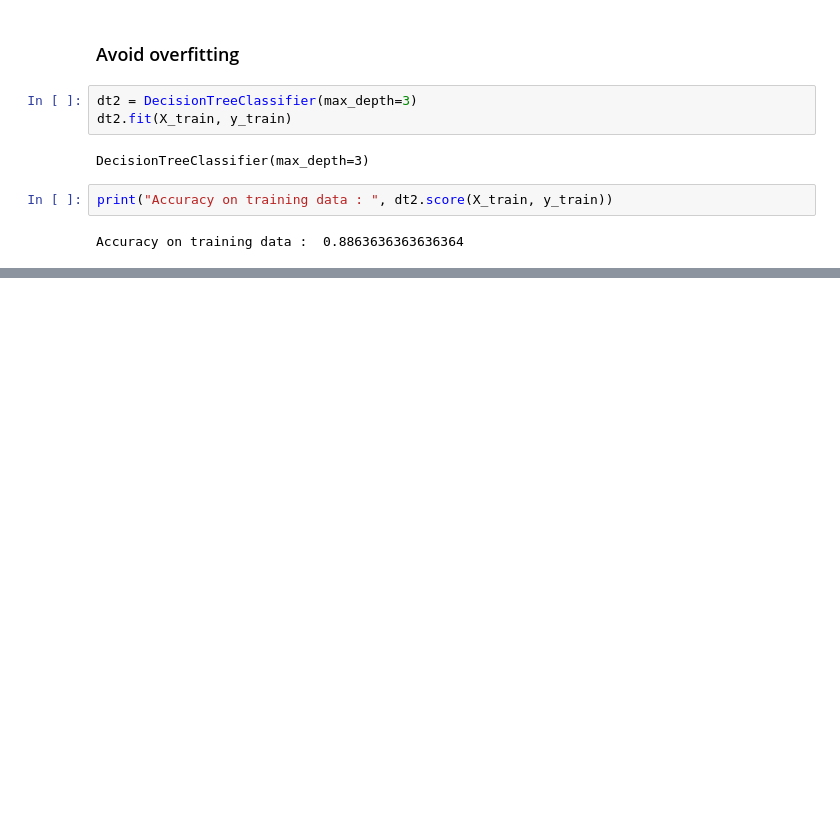
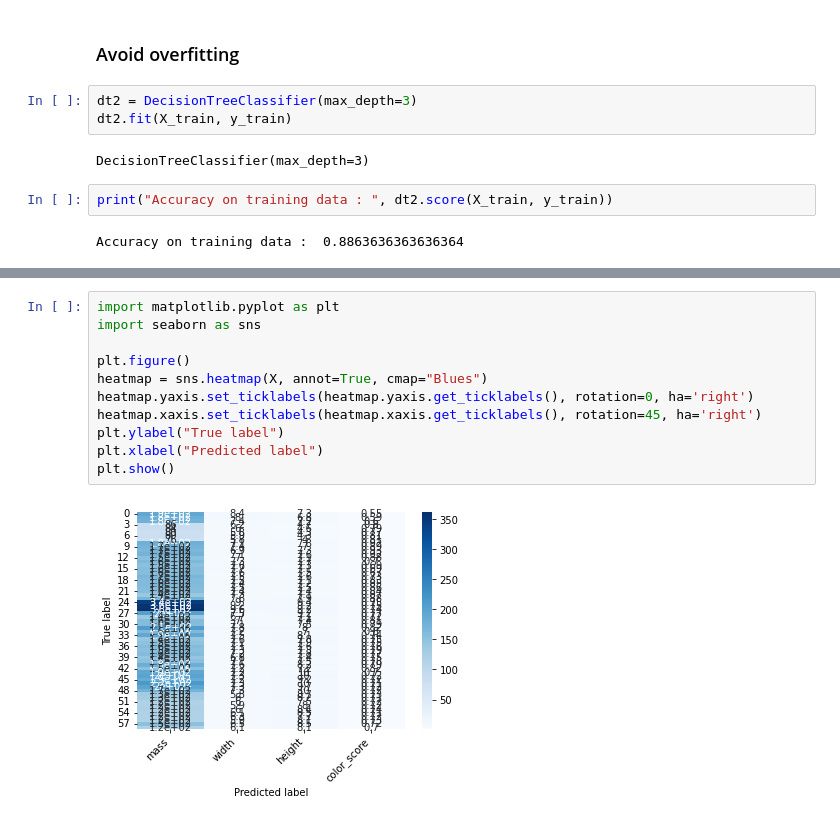
Before and after one commit to Gangadharsmg/fruits_classification, a Jupyter notebook: fruits_classification.ipynb, the cells around one changed output, grey strips where cells are left out. Cells and saved outputs as stored; diff of their text form; blank space fills up the shorter version.

```diff
--- a/fruits_classification.ipynb
+++ b/fruits_classification.ipynb
@@ -193,0 +298,13 @@ Accuracy on testing data :  0.7333333333333333
+# %%
+import matplotlib.pyplot as plt
+import seaborn as sns
+
+plt.figure()
+heatmap = sns.heatmap(X, annot=True, cmap="Blues")
+heatmap.yaxis.set_ticklabels(heatmap.yaxis.get_ticklabels(), rotation=0, ha='right')
+heatmap.xaxis.set_ticklabels(heatmap.xaxis.get_ticklabels(), rotation=45, ha='right')
+plt.ylabel("True label")
+plt.xlabel("Predicted label")
+plt.show()
+# %% [output]
+[figure, added]
```
Also changed, not shown: parts of 20 cells of this notebook.
